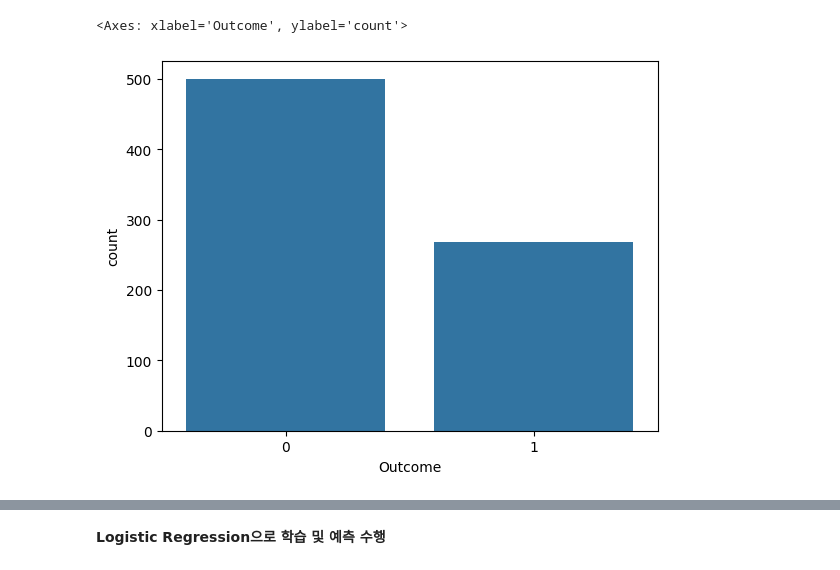
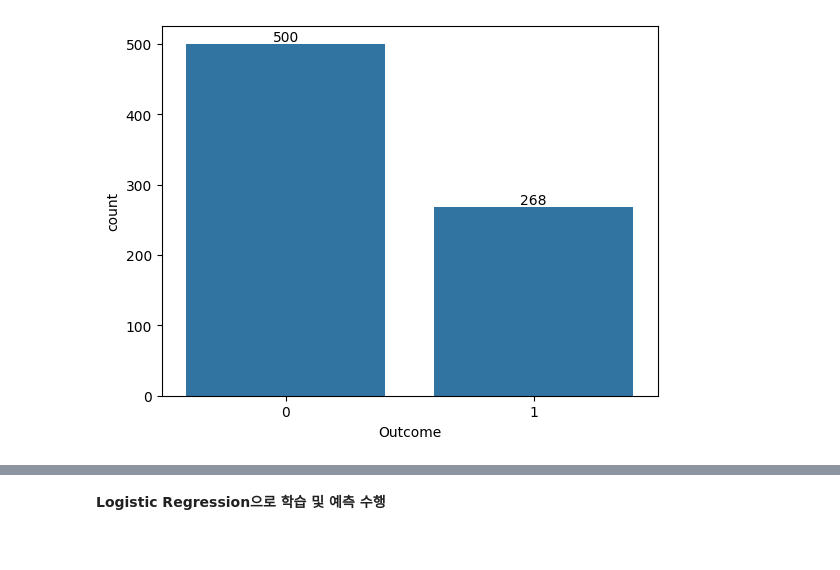
Before and after one commit to SongBeom00/ML, a Jupyter notebook: perfect_guide/3장/3.6 피마 인디언 당뇨병 예측.ipynb, the cells around one changed output, grey strips where cells are left out. Saved outputs shown, nothing was run; the diff lists cells and outputs as text; code cells hidden in the pictures.

```diff
--- a/perfect_guide/3장/3.6 피마 인디언 당뇨병 예측.ipynb
+++ b/perfect_guide/3장/3.6 피마 인디언 당뇨병 예측.ipynb
@@ -25,10 +25,11 @@ Name: count, dtype: int64
 | 1 | 1 | 85 | 66 | 29 | 0 | 26.6 | 0.351 | 31 | ... |
 | 2 | 8 | 183 | 64 | 0 | 0 | 23.3 | 0.672 | 32 | ... |
 # %%
-sns.countplot(data=diabetes_data,x='Outcome')
+ax = sns.countplot(data=diabetes_data,x='Outcome')
+ax.bar_label(ax.containers[0])
+plt.show()
 # %% [output]
-<Axes: xlabel='Outcome', ylabel='count'>
-[figure, old version]
+[figure, new version]
 # %%
 diabetes_data.info()
 # %% [output]
```
Also changed, not shown: parts of 5 cells of this notebook, 3 other files.
